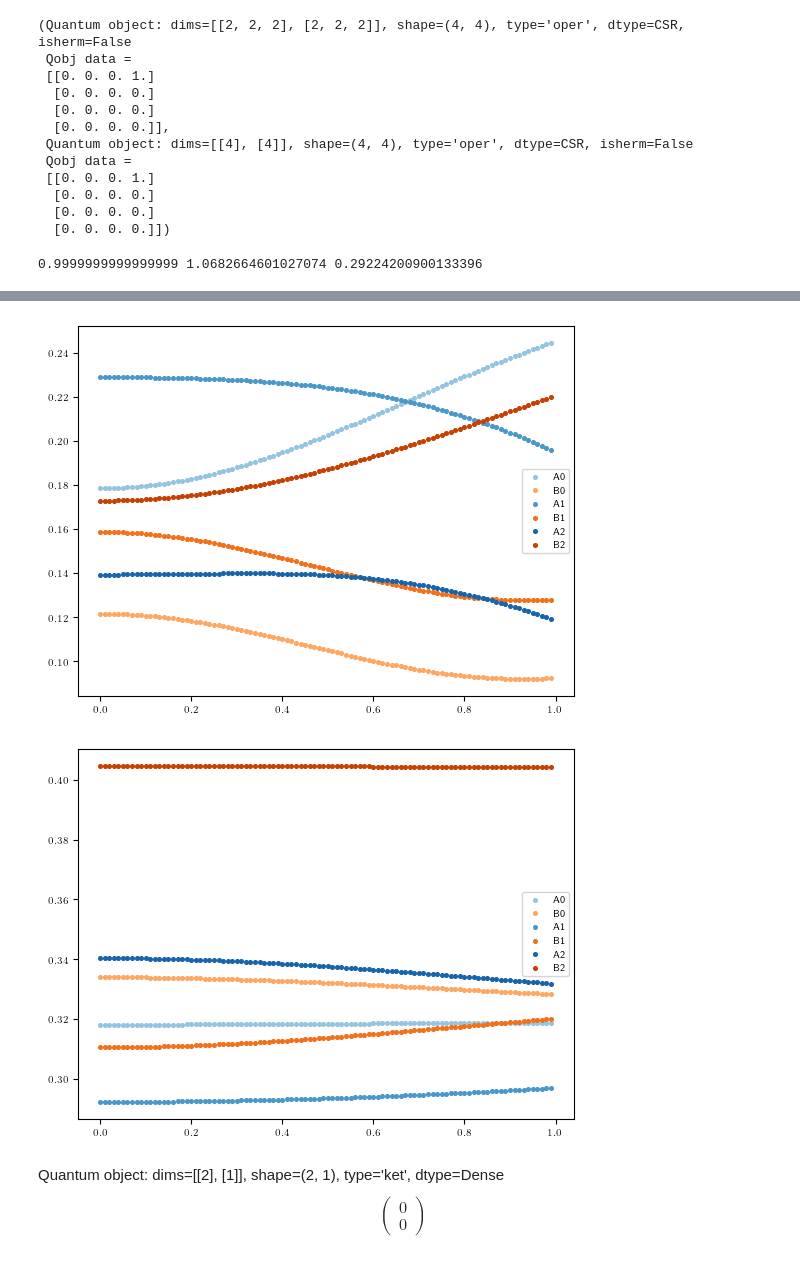
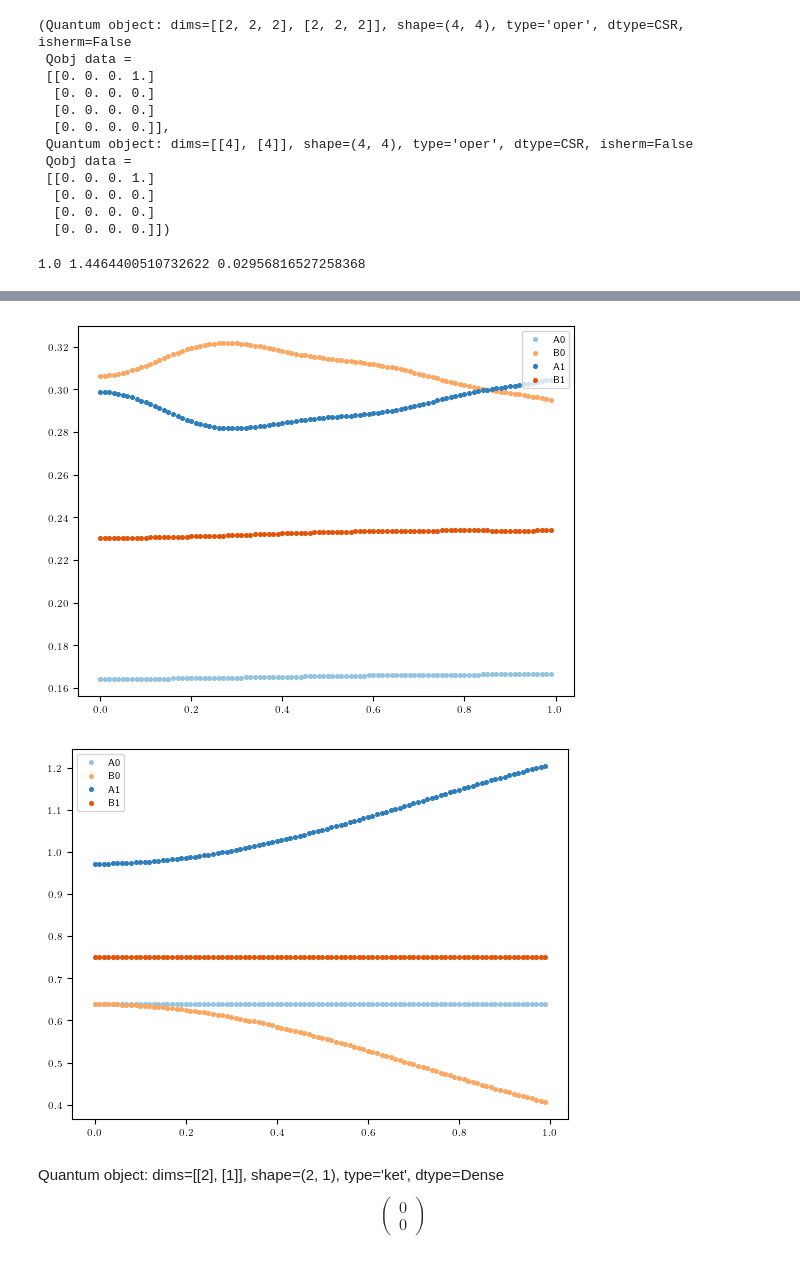
Before and after one commit to ChriGomm/master, a Jupyter notebook: numerics/thermal_phonons.ipynb, the cells around one changed output, grey strips where cells are left out. Saved outputs shown, nothing was run; the diff lists cells and outputs as text; code cells hidden in the pictures.

Commit message:
started with simulation of each subspace until ex=6 for chain length 4

```diff
--- a/numerics/thermal_phonons.ipynb
+++ b/numerics/thermal_phonons.ipynb
@@ -600,7 +633,7 @@ def ratio(h,rx):
     r = root_scalar(null,args=(np.array([rx,h]),1),bracket=(0,1))
     d = np.array([r.root,np.sqrt(1-r.root**2)])
     return np.abs(dip_derivative_full(np.array([rx,h]),0,0,d,100)/dip_derivative_full(np.array([rx*2,0]),0,0,d,100))
-x = np.linspace(1.5,4,N)
+x = np.linspace(0.6,1.4,N)
 opt_h = np.ones(N)*0.2
 opt_d1 = np.ones(N)
 opt_ratio = np.zeros(N)
@@ -620,8 +653,8 @@ for i in range(N):
     V_der2[i] = dip_derivative_full(np.array([x[i]*2,0]),0,0,np.array([opt_d1[i],np.sqrt(1-opt_d1[i]**2)]),100)
 
 fig, ax = plt.subplots(1,2)
-ax[0].scatter(x,opt_h)
-# ax[0].scatter(x,opt_d1)
+# ax[0].scatter(x,opt_h)
+ax[0].scatter(x,opt_d1)
 # ax[0].scatter(x,opt_ratio)
 ax[1].scatter(x,V_der2/V_der)
 fig2, ax2 = plt.subplots(1,2)
@@ -946,8 +1068,8 @@ states
  array([2, 0], dtype=int16)]
 # %%
 from qutip import tensor, basis, destroy, create, qeye, sesolve, sigmap, sigmam, fidelity, qzero, expect, ptrace
-chain_length = 6
-boson_number = 3
+chain_length = 4
+boson_number = 4
 
 
 unity_spin = tensor([qeye(2)]*chain_length)
@@ -1031,10 +1153,6 @@ def Hamiltonian_spin_phonon(interaction1,interaction2):
 
 # H =Hamiltonian_1Dph(1,a/2,0,a,0,np.array([0,1]),1)
 # %%
-S = system(chain_length,1,dip_dip,dip_derivative_full)
-b = 0.55
-h = 0.4
-H = S.Hamiltonian(b,h)
-H.shape
-enr_state_dictionaries([2]*3,excitations=1)
+S = system(3,0,full=False)
+
 # projector(1,3,enr_destroy([2]*3,excitations=1)[0].dag()*enr_destroy([2]*3,excitations=1)[1])
@@ -1114,7 +1228,7 @@ psi0q = 0
 for i in range(chain_length):
     for j in range(chain_length):
         state_sp = sigmas_p[i]* down
-        state_ph = (annihilation_phonon[j].dag())**2*phonon0
+        state_ph = (annihilation_phonon[j].dag())**3*phonon0
         psi0q += tensor(state_sp,state_ph.unit())*eig0[i,j]#eigenvals0[n,1+chain_length*i+j]
 
 
@@ -1146,4 +1260,4 @@ ax.legend()
 ax2.legend()
 plt.show()
 # %% [output]
-0.9999999999999999 1.0682664601027074 0.29224200900133396
+1.0 1.4464400510732622 0.02956816527258368
@@ -1163,5 +1277,5 @@ Total run time:   0.30s
-[figure, old version]
+[figure, new version]
-[figure, old version]
+[figure, new version]
 # %%
 project_vec([1,3],enr_fock([3]*chain_length,2,[1 if n==0 else 0 for n in range(chain_length)]))
 # %% [output]
```
Also changed, not shown: parts of 19 cells of this notebook.
